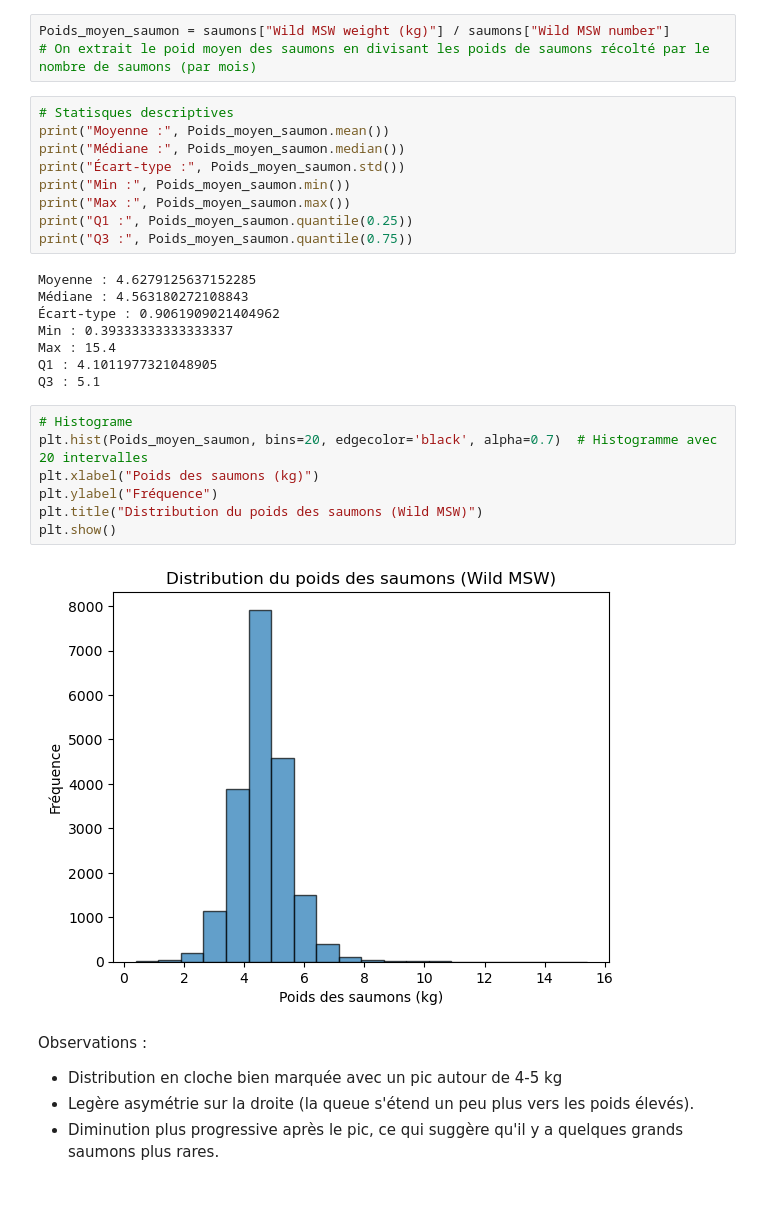
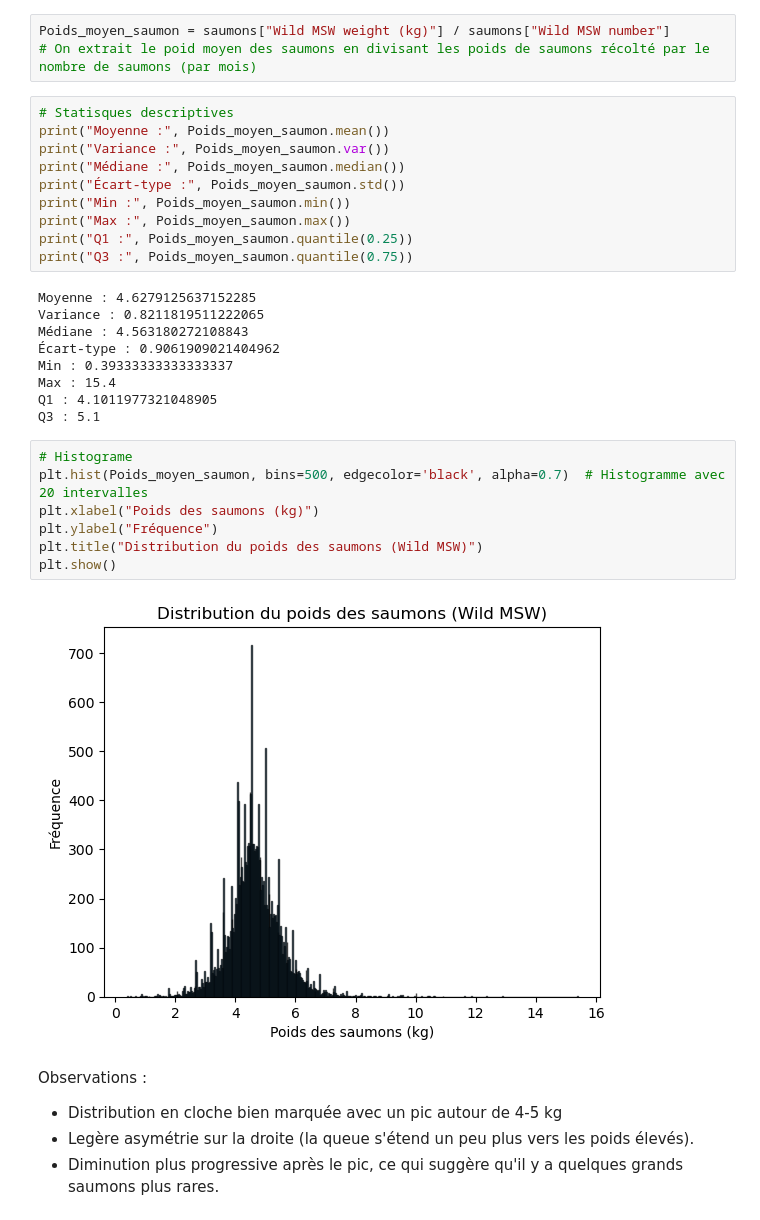
Before and after one commit to F1golfin/projet_stat, a Jupyter notebook: Etude_statistique_Saumons.ipynb, the cells around one changed output. Cells and saved outputs as stored; diff of their text form.

```diff
--- a/Etude_statistique_Saumons.ipynb
+++ b/Etude_statistique_Saumons.ipynb
@@ -245,6 +245,7 @@ Poids_moyen_saumon = saumons["Wild MSW weight (kg)"] / saumons["Wild MSW number"
 # %%
 # Statisques descriptives
 print("Moyenne :", Poids_moyen_saumon.mean())
+print("Variance :", Poids_moyen_saumon.var())
 print("Médiane :", Poids_moyen_saumon.median())
 print("Écart-type :", Poids_moyen_saumon.std())
 print("Min :", Poids_moyen_saumon.min())
@@ -253,6 +254,7 @@ print("Q1 :", Poids_moyen_saumon.quantile(0.25))
 print("Q3 :", Poids_moyen_saumon.quantile(0.75))
 # %% [output]
 Moyenne : 4.6279125637152285
+Variance : 0.8211819511222065
 Médiane : 4.563180272108843
 Écart-type : 0.9061909021404962
 Min : 0.39333333333333337
@@ -261,13 +263,13 @@ Q1 : 4.1011977321048905
 Q3 : 5.1
 # %%
 # Histograme
-plt.hist(Poids_moyen_saumon, bins=20, edgecolor='black', alpha=0.7)  # Histogramme avec 20 intervalles
+plt.hist(Poids_moyen_saumon, bins=500, edgecolor='black', alpha=0.7)  # Histogramme avec 20 intervalles
 plt.xlabel("Poids des saumons (kg)")
 plt.ylabel("Fréquence")
 plt.title("Distribution du poids des saumons (Wild MSW)")
 plt.show()
 # %% [output]
-[figure, old version]
+[figure, new version]
 # %% [markdown]
 Observations :
 - Distribution en cloche bien marquée avec un pic autour de 4-5 kg
```
Also changed, not shown: parts of 5 cells of this notebook.
